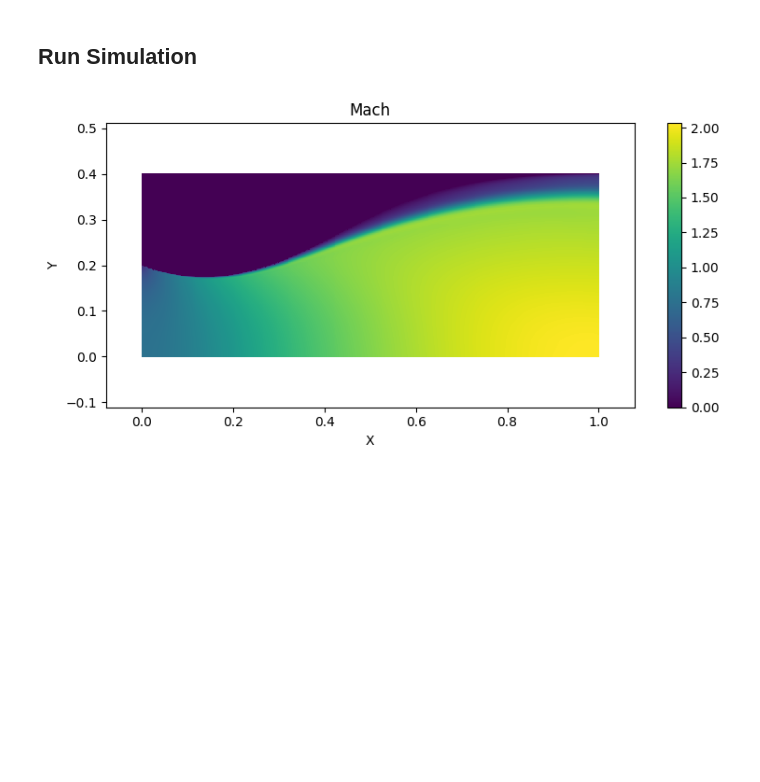
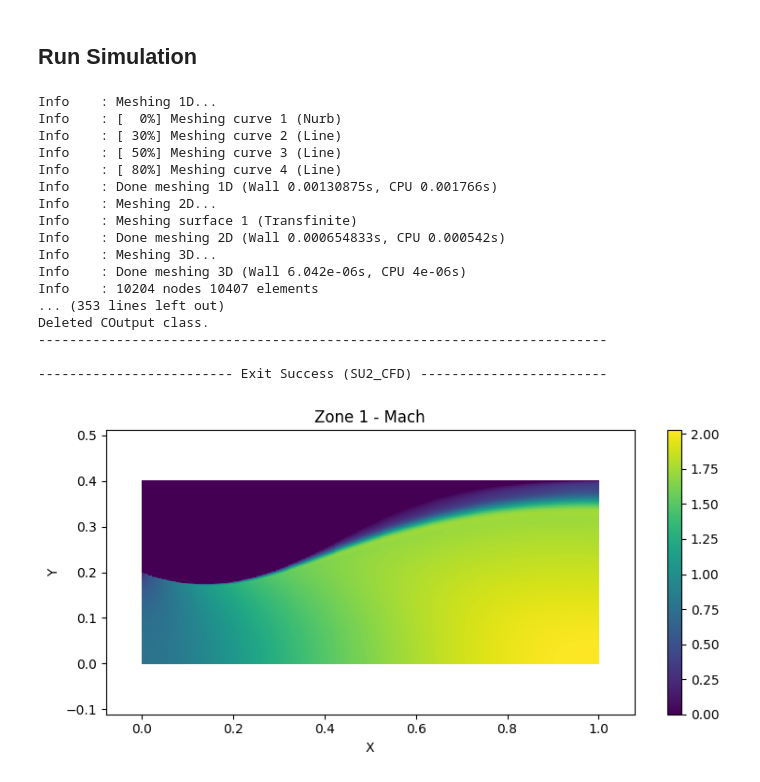
Before and after one commit to OpenOrion/paraflow, a Jupyter notebook: examples/simulation.ipynb, the cells around one changed output. Drawn from its saved outputs; the diff is of its cells as text; code cells hidden in the pictures; blank space fills up the shorter version.

```diff
--- a/examples/simulation.ipynb
+++ b/examples/simulation.ipynb
@@ -28,28 +25,46 @@ target_outlet_static_state = flasher.flash(P=200000, T=293.15, mass_flow_rate=in
 # %%
 from paraflow import run_simulation, ConfigParameters, SimulationResult, get_frames, display_frame
 
-use_cache = True
+use_cache = False
 
 if not use_cache:
     sim_results = run_simulation(
         passage,
         config_params=ConfigParameters(
             inlet_total_state=inlet_total_state,
             target_outlet_static_state=target_outlet_static_state,
         ),
-        working_directory="/workspaces/paraflow/simulation_out",
+        working_directory="./simulation_out",
         id="1",
-        auto_delete=False
+        auto_delete=False,
+        verbose=True,
     )
     sim_results.to_file("sim_results.pkl")
 else:
    sim_results = SimulationResult.from_file("sim_results.pkl")
 
 frames = get_frames(
     sim_results,
     property_names=["Mach"],
     num_pnts=500,
 )
 display_frame(frames, "Mach")
 # %% [output]
+Info    : Meshing 1D...
+Info    : [  0%] Meshing curve 1 (Nurb)
+Info    : [ 30%] Meshing curve 2 (Line)
+Info    : [ 50%] Meshing curve 3 (Line)
+Info    : [ 80%] Meshing curve 4 (Line)
+Info    : Done meshing 1D (Wall 0.00130875s, CPU 0.001766s)
+Info    : Meshing 2D...
+Info    : Meshing surface 1 (Transfinite)
+Info    : Done meshing 2D (Wall 0.000654833s, CPU 0.000542s)
+Info    : Meshing 3D...
+Info    : Done meshing 3D (Wall 6.042e-06s, CPU 4e-06s)
+Info    : 10204 nodes 10407 elements
+... (353 lines left out)
+Deleted COutput class.
+-------------------------------------------------------------------------
+
+------------------------- Exit Success (SU2_CFD) ------------------------
-[figure, old version]
+[figure, new version]
```
Also changed, not shown: parts of 1 cell of this notebook, 4 other files.
